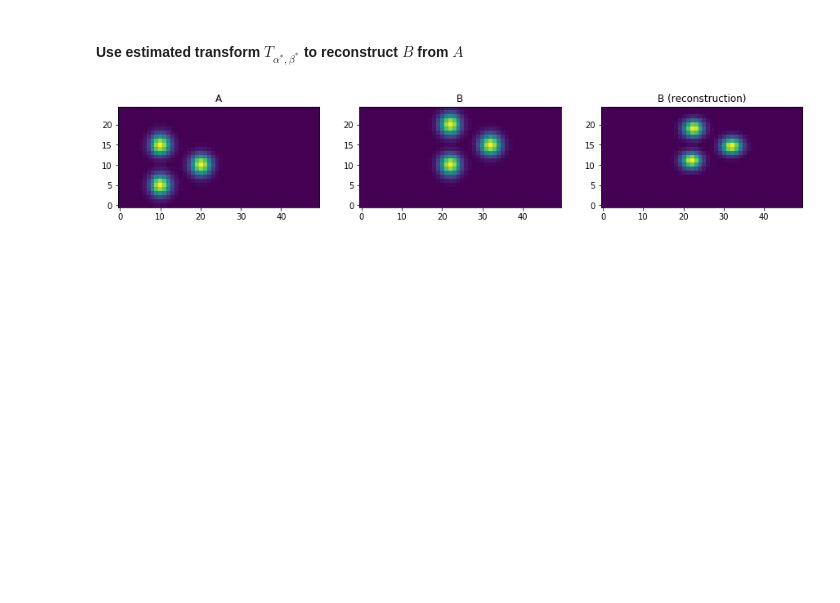
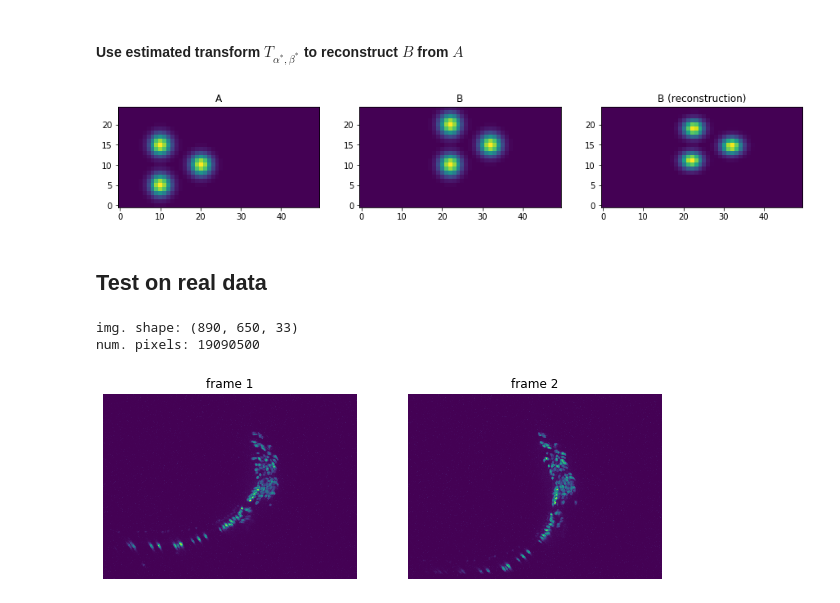
Before and after one commit to evarol/ot_tracking, a Jupyter notebook: python/notebooks/ot_regression_1.ipynb, the cells around one changed output. Saved outputs shown, nothing was run; the diff lists cells and outputs as text; code cells hidden in the pictures; blank space fills up the shorter version.

```diff
--- a/python/notebooks/ot_regression_1.ipynb
+++ b/python/notebooks/ot_regression_1.ipynb
@@ -268,3 +280,33 @@ plot_maxproj(B_recon)
 plt.title('B (reconstruction)');
 # %% [output]
 [figure]
+# %% [markdown]
+## Test on real data
+# %%
+zimmer_path = '/home/mn2822/Desktop/WormOT/data/zimmer/mCherry_v00065-01581.hdf5'
+
+with readers.ZimmerReader(zimmer_path) as reader:
+    frame_1 = reader.get_frame(500)
+    frame_2 = reader.get_frame(501)
+
+img_shape = frame_1.shape
+n_pixels = img_shape[0] * img_shape[1] * img_shape[2]
+
+plt.figure(figsize=(10, 10))
+
+plt.subplot(121)
+plot_maxproj(frame_1)
+plt.title('frame 1')
+plt.axis('off');
+
+plt.subplot(122)
+plot_maxproj(frame_2)
+plt.title('frame 2')
+plt.axis('off');
+
+print(f'img. shape: {img_shape}')
+print(f'num. pixels: {n_pixels}')
+# %% [output]
+img. shape: (890, 650, 33)
+num. pixels: 19090500
+[figure, added]
```
Also changed, not shown: parts of 6 cells of this notebook.
